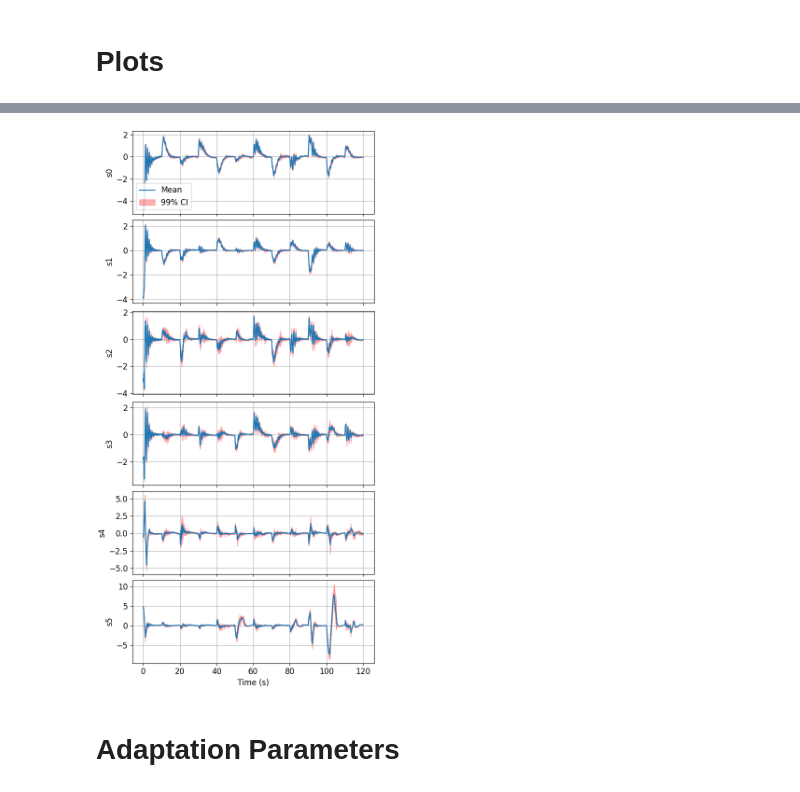
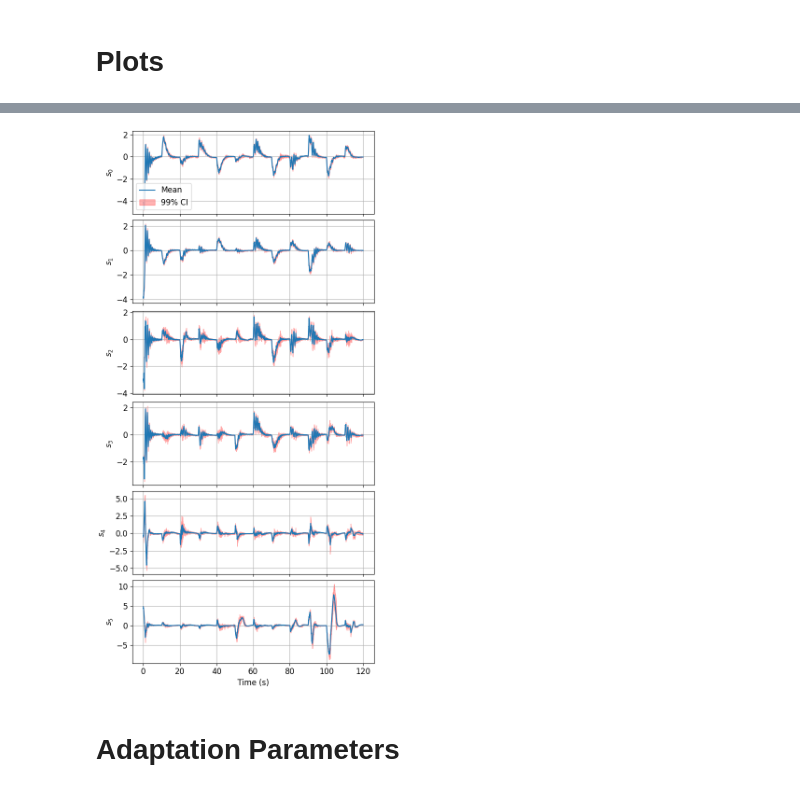
Before and after one commit to byu-rad-lab/baloo-data-analysis, a Jupyter notebook: whole_arm_experiments/mrac_control_plots.ipynb, the cells around one changed output, grey strips where cells are left out. Saved outputs shown, nothing was run; the diff lists cells and outputs as text; code cells hidden in the pictures.

```diff
--- a/whole_arm_experiments/mrac_control_plots.ipynb
+++ b/whole_arm_experiments/mrac_control_plots.ipynb
@@ -284,46 +284,46 @@ plt.rcParams.update({'font.size': 12})
 ax[0].plot(time[0], s0_df['Mean'], label='Mean')
 ax[0].fill_between(time[0], s0_df['ci_low'], s0_df['ci_high'], color='r', alpha=0.3, label='99% CI')
 ax[0].grid()
-ax[0].set_ylabel('s0')
+ax[0].set_ylabel('$s_0$')
 ax[0].legend(loc='lower left')
 
 #plot joint 1 s values
 ax[1].plot(time[0], s1_df['Mean'], label='Mean')
 ax[1].fill_between(time[0], s1_df['ci_low'], s1_df['ci_high'], color='r', alpha=0.3)
 ax[1].grid()
-ax[1].set_ylabel('s1')
+ax[1].set_ylabel('$s_1$')
 
 #plot joint 2 s values
 ax[2].plot(time[0], s2_df['Mean'], label='Mean')
 ax[2].fill_between(time[0], s2_df['ci_low'], s2_df['ci_high'], color='r', alpha=0.3)
 ax[2].grid()
-ax[2].set_ylabel('s2')
+ax[2].set_ylabel('$s_2$')
 
 #plot joint 3 s values
 ax[3].plot(time[0], s3_df['Mean'], label='Mean')
 ax[3].fill_between(time[0], s3_df['ci_low'], s3_df['ci_high'], color='r', alpha=0.3)
 ax[3].grid()
-ax[3].set_ylabel('s3')
+ax[3].set_ylabel('$s_3$')
 
 #plot joint 4 s values
 ax[4].plot(time[0], s4_df['Mean'], label='Mean')
 ax[4].fill_between(time[0], s4_df['ci_low'], s4_df['ci_high'], color='r', alpha=0.3)
 ax[4].grid()
-ax[4].set_ylabel('s4')
+ax[4].set_ylabel('$s_4$')
 
 #plot joint 5 s values
 ax[5].plot(time[0], s5_df['Mean'], label='Mean')
 ax[5].fill_between(time[0], s5_df['ci_low'], s5_df['ci_high'], color='r', alpha=0.3)
 ax[5].grid()
-ax[5].set_ylabel('s5')
+ax[5].set_ylabel('$s_5$')
 
 ax[5].set_xlabel('Time (s)')
 
 
 plt.savefig('tracking_error_CI.png', dpi=300)
 plt.show()
 # %% [output]
-[figure, old version]
+[figure, new version]
 # %% [markdown]
 # Adaptation Parameters
 # %%
```
Also changed, not shown: parts of 3 cells of this notebook, 1 other file.
